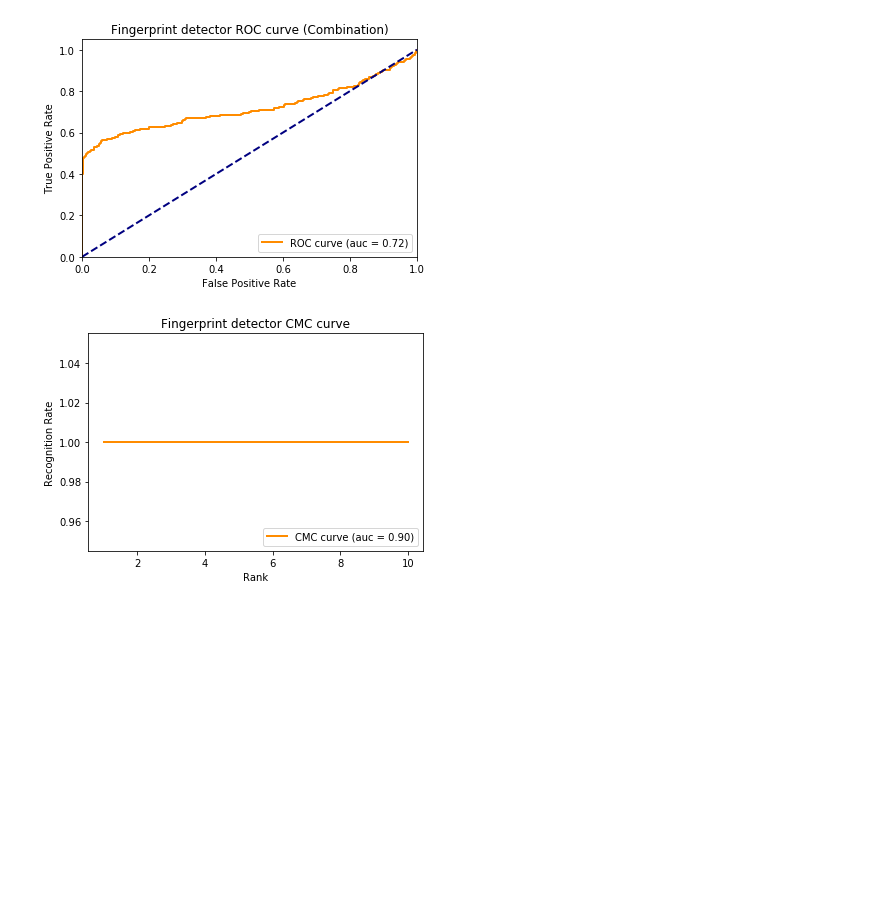
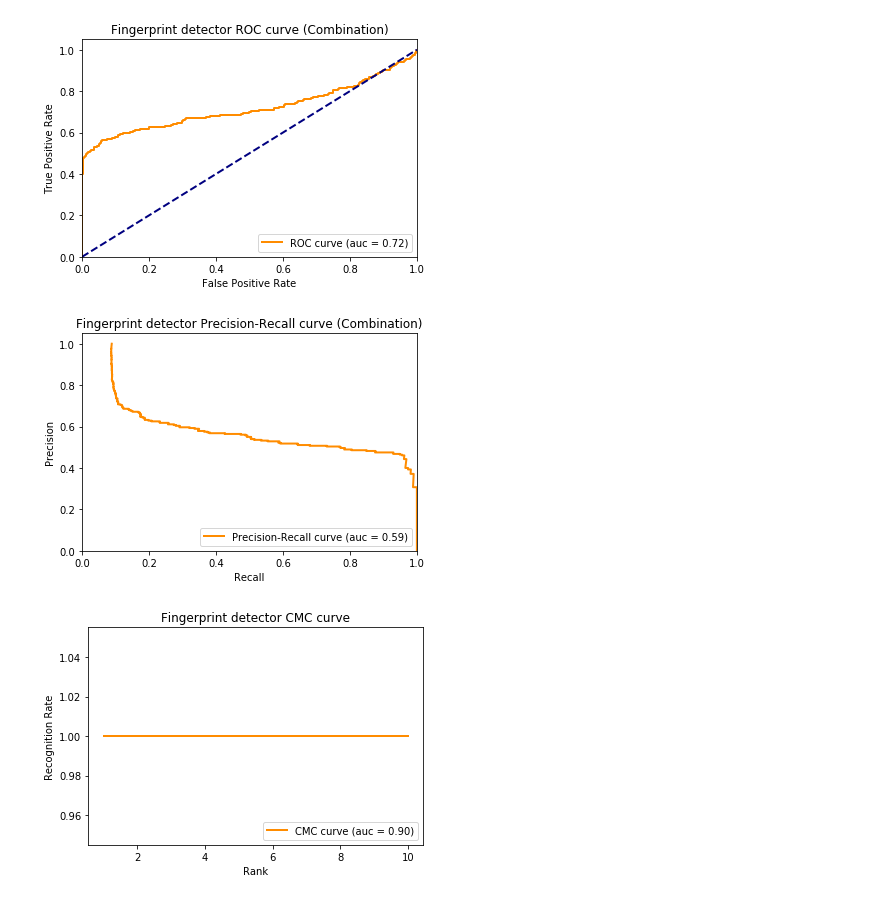
Before and after one commit to JesusGarciaRamirez/Biometrics, a Jupyter notebook: Assigment2/assignment_2.ipynb, the cells around one changed output. Drawn from its saved outputs; the diff is of its cells as text; code cells hidden in the pictures; blank space fills up the shorter version.

```diff
--- a/Assigment2/assignment_2.ipynb
+++ b/Assigment2/assignment_2.ipynb
@@ -818,7 +861,7 @@ plt.show()
 # %% [markdown]
 # Local + Global
 # %%
-scoring_otps={}
+scoring_opts={}
 scoring_schema = combination_scoring_schema
 fpscorer.set_scoring_att(scoring_schema,scoring_opts)
 scores,labels = fpscorer.dataset_scoring(downsampling=False)
@@ -833,6 +876,12 @@ metric_logger_combination.plot_roc_curve(ax)
 plt.show()
 # %% [output]
 [figure]
+# %%
+_,ax=plt.subplots(1,1)
+metric_logger_combination.plot_pr_curve(ax)
+plt.show()
+# %% [output]
+[figure, added]
 # %%
 agg_fcn = np.sum
 fcn_args ={"axis" : 0}
```
Also changed, not shown: parts of 19 cells of this notebook, 2 other files.
